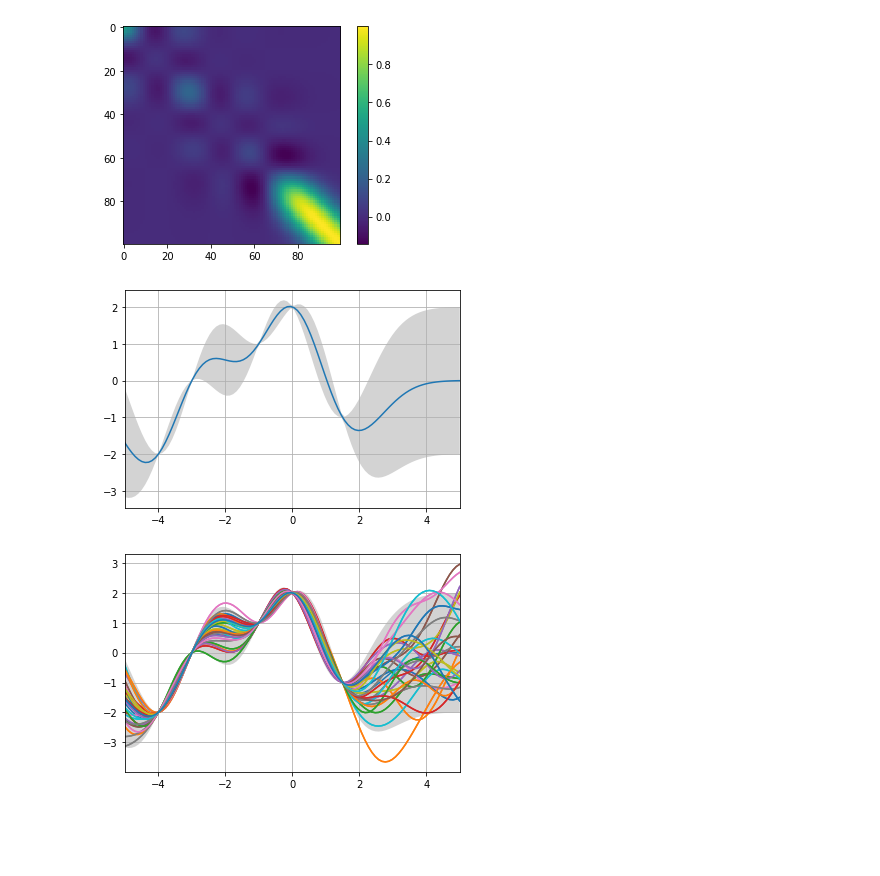
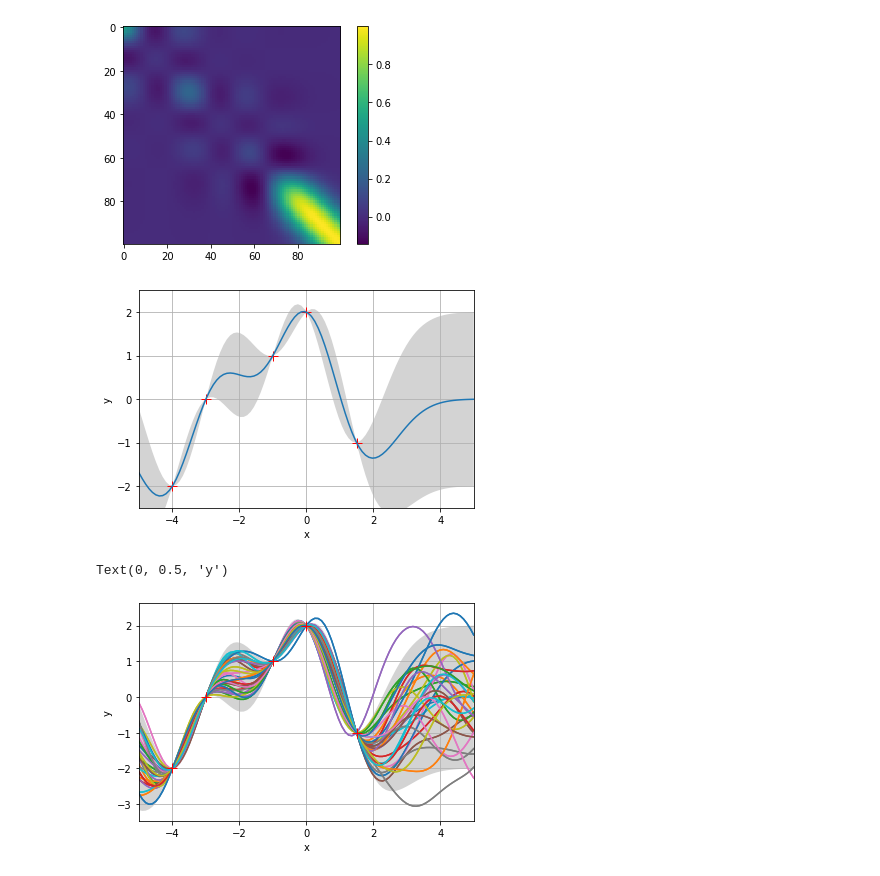
Before and after one commit to ks8/machine-learning-for-structure, a Jupyter notebook: GP.ipynb, the cells around one changed output. Drawn from its saved outputs; the diff is of its cells as text; code cells hidden in the pictures; blank space fills up the shorter version.

```diff
--- a/GP.ipynb
+++ b/GP.ipynb
@@ -108,29 +110,32 @@ plt.colorbar()
 [figure]
 # %%
 fig, ax = plt.subplots(1)
+ax.plot(X, Y, linestyle='', marker="+", color='red', markersize=10)
 ax.plot(X_test, u)
 ax.fill_between(X_test.flatten(), u+2.0*np.sqrt(cov.diagonal()), u-2.0*np.sqrt(cov.diagonal()), facecolor='lightgrey')
-# ax.fill_between(t, mu2+sigma2, mu2-sigma2, facecolor='yellow', alpha=0.5)
-# ax.set_title(r'random walkers empirical $\mu$ and $\pm \sigma$ interval')
-# ax.legend(loc='upper left')
-# ax.set_xlabel('num steps')
-# ax.set_ylabel('position')
 plt.xlim((-5, 5))
+plt.ylim((-2.5, 2.5))
+plt.xlabel('x')
+plt.ylabel('y')
 ax.grid()
 # %% [output]
-[figure, old version]
+[figure, new version]
 # %%
 fig, ax = plt.subplots(1)
 plt.xlim((-5, 5))
 ax.plot(X_test, u)
 for i in range(30):
     ax.plot(X_test, Y_test[i])
 ax.fill_between(X_test.flatten(), u+2.0*np.sqrt(cov.diagonal()), u-2.0*np.sqrt(cov.diagonal()), facecolor='lightgrey')
 ax.grid()
 for i in range(30):
     plt.plot(X_test, Y_test[i], linestyle='-')
+ax.plot(X, Y, linestyle='', marker="+", color='red', markersize=10)
+plt.xlabel('x')
+plt.ylabel('y')
 # %% [output]
+Text(0, 0.5, 'y')
-[figure, old version]
+[figure, new version]
 # %%
 X = np.expand_dims(np.random.uniform(-4, 4, 500), axis=1)
 Y = np.expand_dims(np.sin(X).flatten() + np.sqrt(0.1)*np.random.randn(500), axis=1)
```
Also changed, not shown: parts of 13 cells of this notebook, 1 other file.
